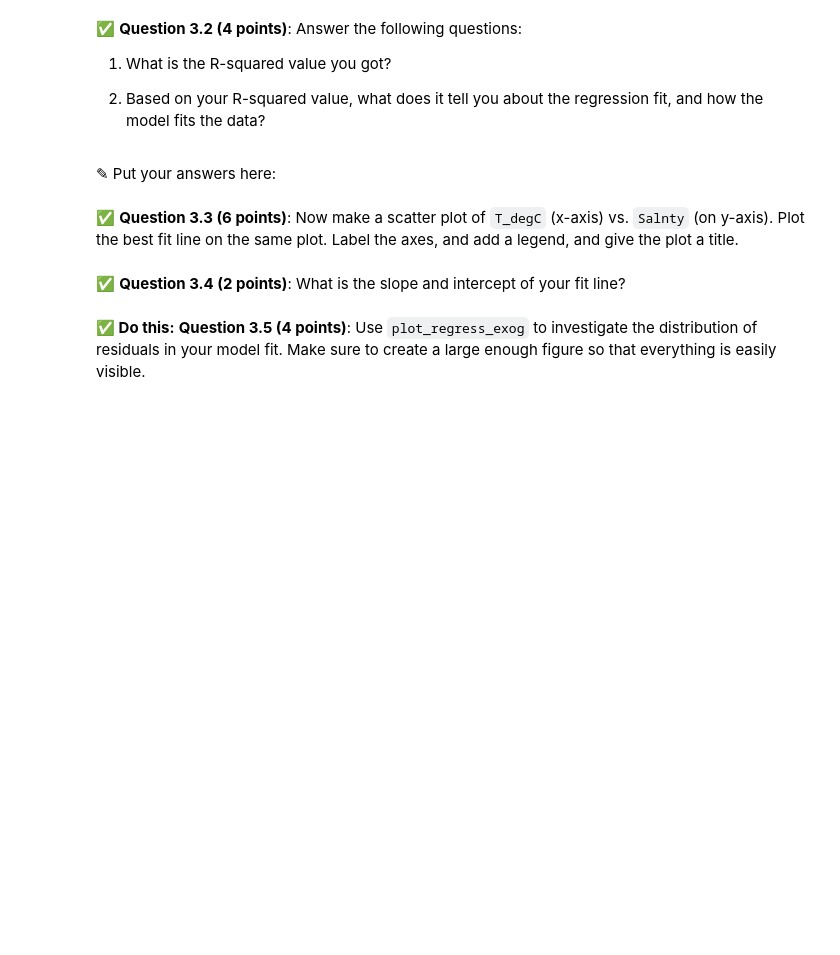
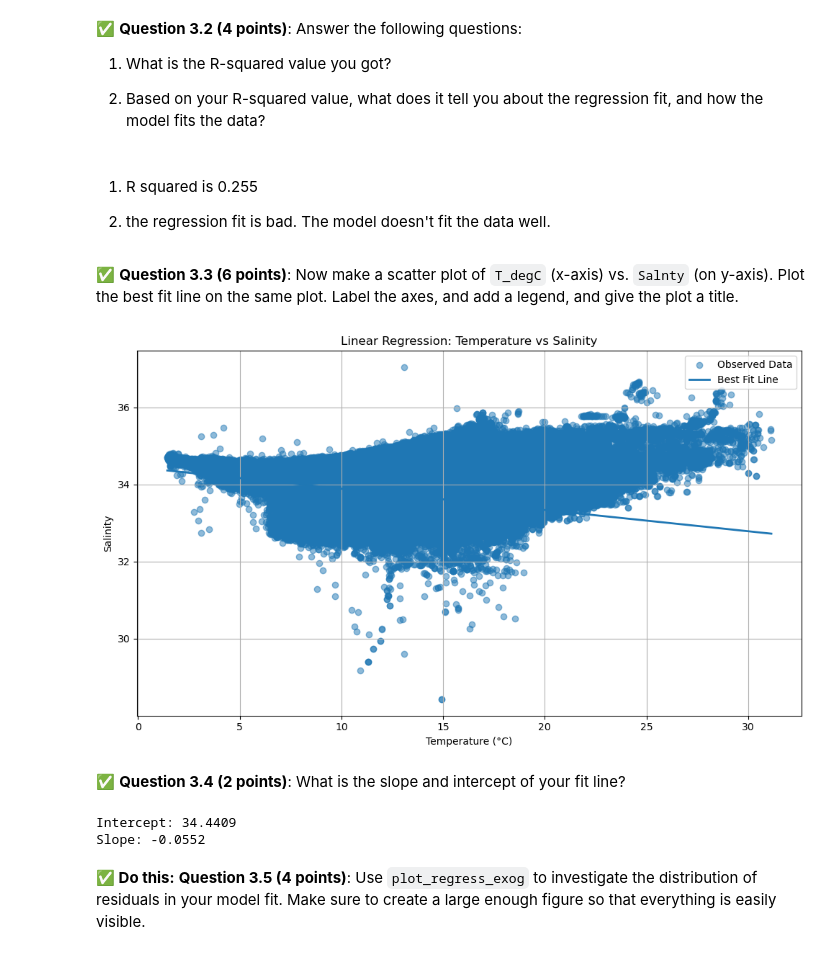
Before and after one commit to Justinwagner371/CMSE202-f25-turnin, a Jupyter notebook: hw-03/HW-03_Regression-S25-STUDENT.ipynb, the cells around one changed output. Drawn from its saved outputs; the diff is of its cells as text; code cells hidden in the pictures; blank space fills up the shorter version.

```diff
--- a/hw-03/HW-03_Regression-S25-STUDENT.ipynb
+++ b/hw-03/HW-03_Regression-S25-STUDENT.ipynb
@@ -108,12 +108,12 @@ missing_values = df.isna().sum()
 print("Missing values per column:")
 print(missing_values[missing_values > 0])
 
-df_cleaned = df.dropna()
+df_clean = df.dropna()
 print(f"Rows before dropping NaNs: {len(df)}")
 print(f"Rows after dropping NaNs: {len(df_cleaned)}")
 
-df = df_cleaned
 
-df_cleaned.head()
+
+df_clean.head()
 # %% [output]
 Missing values per column:
@@ -151,0 +161,12 @@ In this part, we'll perform some one-variable linear and polynomial regression a
+# %%
+# Put your code here
+import statsmodels.api as sm
+
+df_clean = df[['T_degC', 'Salnty']].dropna()
+
+X = df_clean['T_degC']
+y = df_clean['Salnty']
+
+X = sm.add_constant(X)
+model = sm.OLS(y, X).fit()
+print(model.summary())
@@ -155,7 +194,9 @@ In this part, we'll perform some one-variable linear and polynomial regression a
 1. What is the R-squared value you got?
 
 2. Based on your R-squared value, what does it tell you about the regression fit, and how the model fits the data?
-# %% [markdown]
-<font size=+3>&#9998;</font> Put your answers here:
+# %% [markdown]
+1. R squared is 0.255
+
+2. the regression fit is bad. The model doesn't fit the data well.
 # %% [markdown]
 &#9989;  **Question 3.3 (6 points)**: Now make a scatter plot of `T_degC` (x-axis) vs. `Salnty` (on y-axis). Plot the best fit line on the same plot. Label the axes, and add a legend, and give the plot a title.
@@ -164,2 +203,24 @@ In this part, we'll perform some one-variable linear and polynomial regression a
+# %%
+# Put your code here
+import matplotlib.pyplot as plt
+import numpy as np
+df_clean['Predicted_Salnty'] = model.predict(X)
+
+plt.figure(figsize=(10, 6))
+plt.scatter(df_clean['T_degC'], df_clean['Salnty'], alpha=0.5, label='Observed Data')
+
+sorted_df = df_clean.sort_values('T_degC')
+plt.plot(sorted_df['T_degC'], sorted_df['Predicted_Salnty'], linewidth=2, label='Best Fit Line')
+
+plt.xlabel('Temperature (°C)')
+plt.ylabel('Salinity')
+plt.title('Linear Regression: Temperature vs Salinity')
+plt.legend()
+plt.grid(True)
+plt.tight_layout()
+
+plt.show()
+# %% [output]
+[figure, added]
 # %% [markdown]
 &#9989;  **Question 3.4 (2 points)**: What is the slope and intercept of your fit line?
@@ -168,2 +227,10 @@ In this part, we'll perform some one-variable linear and polynomial regression a
+# %%
+# Put code here.
+intercept, slope = model.params
+print(f"Intercept: {intercept:.4f}")
+print(f"Slope: {slope:.4f}")
+# %% [output]
+Intercept: 34.4409
+Slope: -0.0552
 # %% [markdown]
 **&#9989; Do this:** **Question 3.5 (4 points)**: Use `plot_regress_exog` to investigate the distribution of residuals in your model fit. Make sure to create a large enough figure so that everything is easily visible.
```
Also changed, not shown: parts of 9 cells of this notebook, 1 other file.
